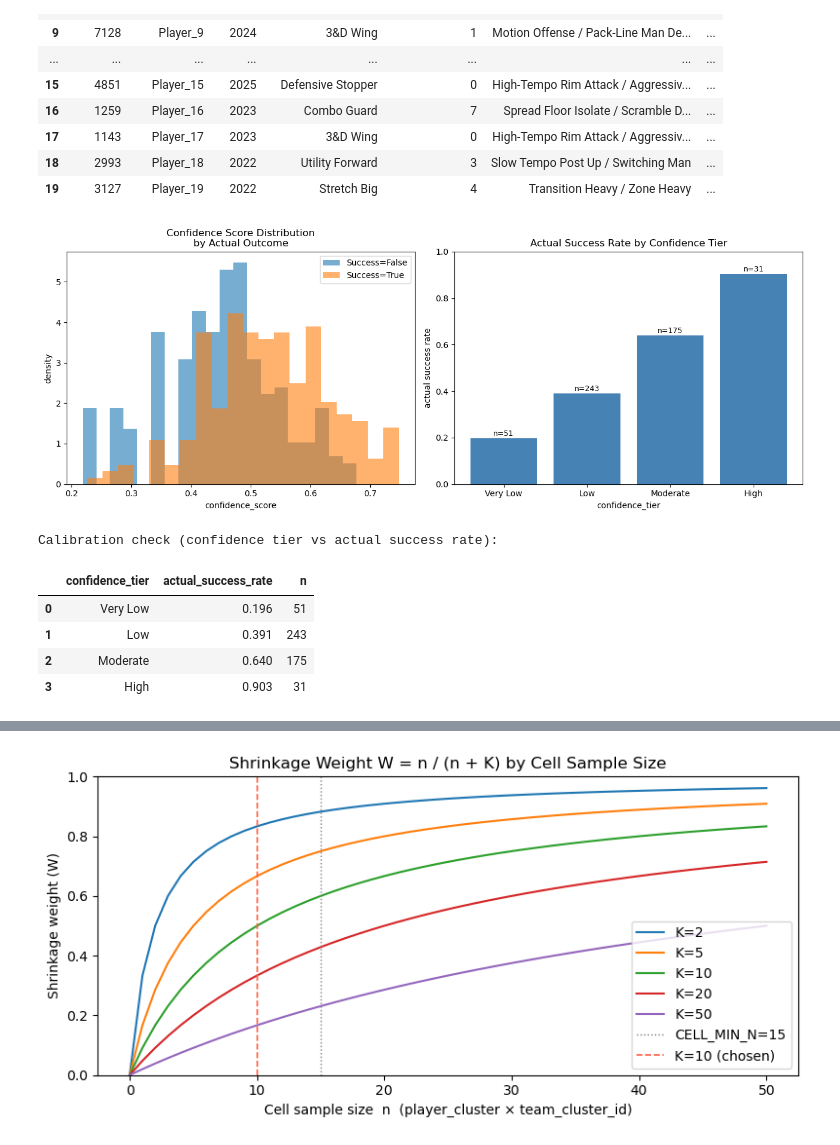
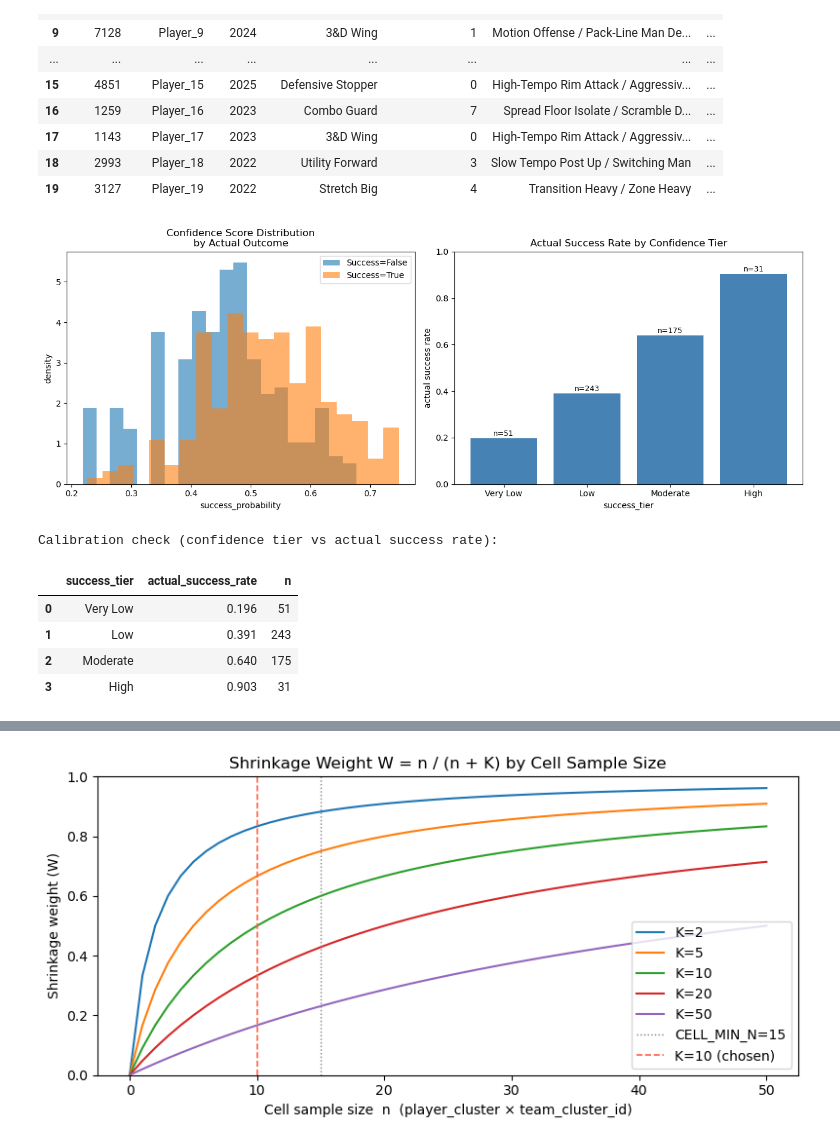
Before and after one commit to shanthg01/MIDS210-Capstone, a Jupyter notebook: notebooks/models/transfer_success.ipynb, the cells around one changed output, grey strips where cells are left out. Saved outputs shown, nothing was run; the diff lists cells and outputs as text; code cells hidden in the pictures.

```diff
--- a/notebooks/models/transfer_success.ipynb
+++ b/notebooks/models/transfer_success.ipynb
@@ -442,7 +442,7 @@ global average                    (overall population prior)
 # %%
 # Cell 6 — Empirical Bayes confidence scoring
 
-def compute_confidence_scores(
+def compute_success_probabilitys(
     df: pd.DataFrame,
     shrinkage_k: int = SHRINKAGE_K,
 ) -> pd.DataFrame:
@@ -493,13 +493,13 @@ def compute_confidence_scores(
 
     # Shrinkage weight: W → 0 when n is small (shrink to prior); W → 1 when n is large
     df["shrinkage_w"]     = df["cell_n"] / (df["cell_n"] + shrinkage_k)
-    df["confidence_score"] = (
+    df["success_probability"] = (
         df["shrinkage_w"] * df["cell_success_rate"]
         + (1 - df["shrinkage_w"]) * df["cluster_success_rate"]
     )
 
-    df["confidence_tier"] = pd.cut(
-        df["confidence_score"],
+    df["success_tier"] = pd.cut(
+        df["success_probability"],
         bins=[0.0, 0.35, 0.50, 0.65, 0.80, 1.01],
         labels=["Very Low", "Low", "Moderate", "High", "Very High"],
         include_lowest=True,
@@ -508,14 +508,14 @@ def compute_confidence_scores(
     return df
 
 
-df = compute_confidence_scores(df)
+df = compute_success_probabilitys(df)
 
 print("Shrinkage weight distribution (W = n / (n + 10)):")
 display(
-    df[["cell_n", "shrinkage_w", "cluster_success_rate", "cell_success_rate", "confidence_score"]]
+    df[["cell_n", "shrinkage_w", "cluster_success_rate", "cell_success_rate", "success_probability"]]
     .describe().round(3)
 )
 print("\nTransfers per confidence tier:")
-display(df["confidence_tier"].value_counts().sort_index())
+display(df["success_tier"].value_counts().sort_index())
 # %% [output]
 Shrinkage weight distribution (W = n / (n + 10)):
@@ -663,7 +663,7 @@ RISK_RULES: list[tuple] = [
         ),
     ),
     (
-        lambda r: r.get("confidence_score", 0) >= 0.80,
+        lambda r: r.get("success_probability", 0) >= 0.80,
         "Low Risk (High Confidence)",
         lambda r: (
             f"Excellent historical precedent for this player archetype within "
@@ -672,7 +672,7 @@ RISK_RULES: list[tuple] = [
         ),
     ),
     (
-        lambda r: r.get("confidence_score", 0) >= 0.65 and r.get("minutes_drift", 0) >= -1,
+        lambda r: r.get("success_probability", 0) >= 0.65 and r.get("minutes_drift", 0) >= -1,
         "Low Risk (Stability)",
         lambda r: (
             "Strong historical cohort success rate with stable role projection. "
@@ -762,14 +762,14 @@ def run_transfer_success_pipeline(
 
     Returns:
         Annotated transfer DataFrame with success_label, drift metrics,
-        confidence_score, and risk_flag / explanation columns.
+        success_probability, and risk_flag / explanation columns.
     """
     # Step 1: success labels + volume/efficiency drift
     out = label_transfer_success(df_transfers)
     out = compute_drift(out)
 
     # Step 2: empirical Bayes confidence — player_cluster × team_cluster_id (DB-native)
-    out = compute_confidence_scores(out, shrinkage_k=shrinkage_k)
+    out = compute_success_probabilitys(out, shrinkage_k=shrinkage_k)
 
     # Step 3: risk explanation mapping
     risk_results        = out.apply(map_risk_explanation, axis=1)
@@ -789,7 +789,7 @@ OUTPUT_COLS = [
     "projected_value_per_100", "actual_value_per_100",
     "success_label", "value_vs_projection",
     "minutes_drift", "usage_drift",
-    "cell_n", "shrinkage_w", "confidence_score", "confidence_tier",
+    "cell_n", "shrinkage_w", "success_probability", "success_tier",
     "risk_flag",
 ]
 print(f"Pipeline output: {len(result_df):,} rows × {len(result_df.columns)} columns")
@@ -820,42 +820,42 @@ fig, axes = plt.subplots(1, 2, figsize=(13, 5))
 labeled_mask = result_df["success"].notna()
 for label, grp in result_df[labeled_mask].groupby("success_label"):
     axes[0].hist(
-        grp["confidence_score"], bins=20, alpha=0.6,
+        grp["success_probability"], bins=20, alpha=0.6,
         label=f"Success={label}", density=True,
     )
 axes[0].set_title("Confidence Score Distribution\nby Actual Outcome")
-axes[0].set_xlabel("confidence_score")
+axes[0].set_xlabel("success_probability")
 axes[0].set_ylabel("density")
 axes[0].legend()
 
 tier_actual = (
     result_df[labeled_mask]
-    .groupby("confidence_tier", observed=True)["success"]
+    .groupby("success_tier", observed=True)["success"]
     .agg(["mean", "count"])
     .rename(columns={"mean": "actual_success_rate", "count": "n"})
     .reset_index()
 )
 axes[1].bar(
-    tier_actual["confidence_tier"].astype(str),
+    tier_actual["success_tier"].astype(str),
     tier_actual["actual_success_rate"],
     color="steelblue",
 )
 for idx, row in tier_actual.iterrows():
     axes[1].text(idx, row["actual_success_rate"] + 0.01, f"n={row['n']}", ha="center", fontsize=9)
 axes[1].set_title("Actual Success Rate by Confidence Tier")
-axes[1].set_xlabel("confidence_tier")
+axes[1].set_xlabel("success_tier")
 axes[1].set_ylabel("actual success rate")
 axes[1].set_ylim(0, 1)
 
 plt.tight_layout()
 plt.show()
 
 print("\nCalibration check (confidence tier vs actual success rate):")
 display(tier_actual.round(3))
 # %% [output]
 [figure]
 Calibration check (confidence tier vs actual success rate):
-|  | confidence_tier | actual_success_rate | n |
+|  | success_tier | actual_success_rate | n |
 | 0 | Very Low | 0.196 | 51 |
 | 1 | Low | 0.391 | 243 |
 | 2 | Moderate | 0.640 | 175 |
```
Also changed, not shown: parts of 9 cells of this notebook.
